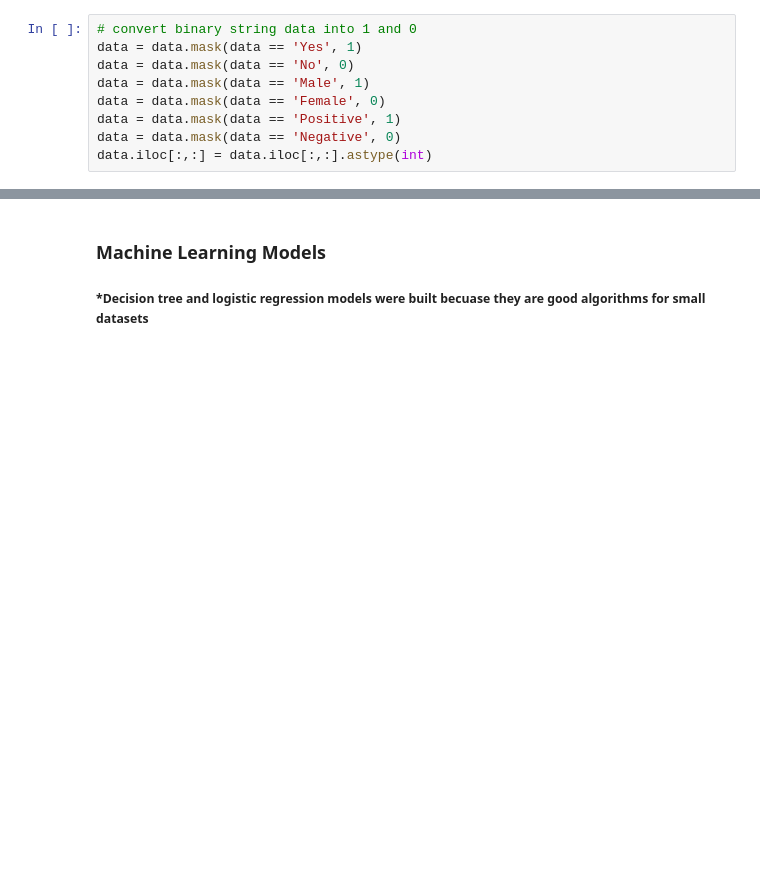
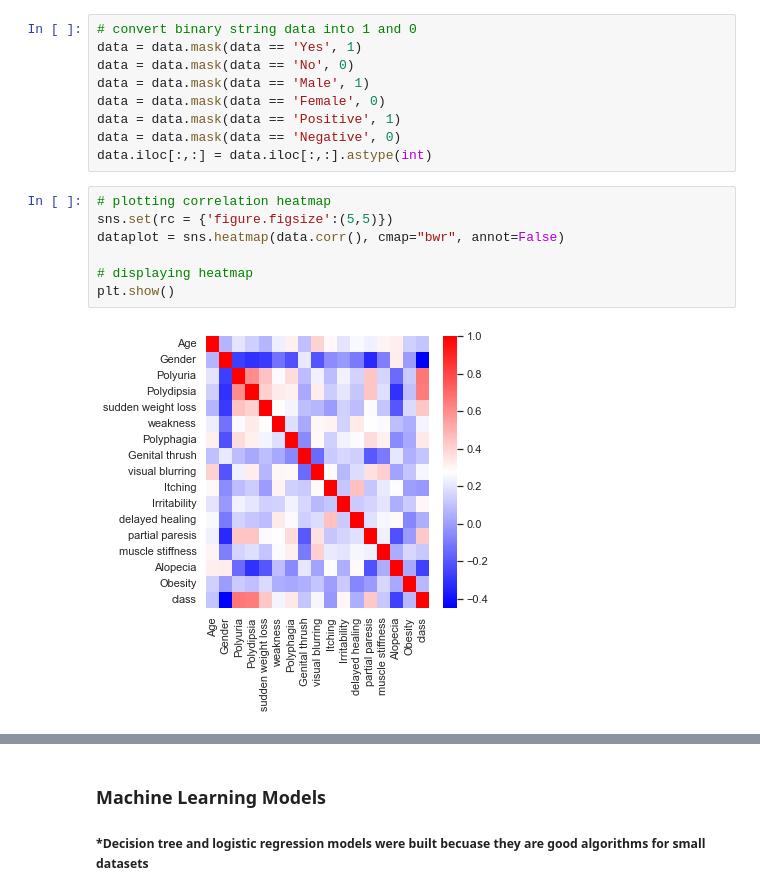
Before and after one commit to LaithSharia/Early-stage-diabetes-risk-prediction, a Jupyter notebook: Early stage diabetes risk prediction.ipynb, the cells around one changed output, grey strips where cells are left out. Saved outputs shown, nothing was run; the diff lists cells and outputs as text; blank space fills up the shorter version.

```diff
--- a/Early stage diabetes risk prediction.ipynb
+++ b/Early stage diabetes risk prediction.ipynb
@@ -36,6 +53,15 @@ data = data.mask(data == 'Female', 0)
 data = data.mask(data == 'Positive', 1)
 data = data.mask(data == 'Negative', 0)
 data.iloc[:,:] = data.iloc[:,:].astype(int)
+# %%
+# plotting correlation heatmap
+sns.set(rc = {'figure.figsize':(5,5)})
+dataplot = sns.heatmap(data.corr(), cmap="bwr", annot=False)
+
+# displaying heatmap
+plt.show()
+# %% [output]
+[figure, added]
 # %%
 # display the first 10 rows
 data.head(10)
```
Also changed, not shown: parts of 12 cells of this notebook.
